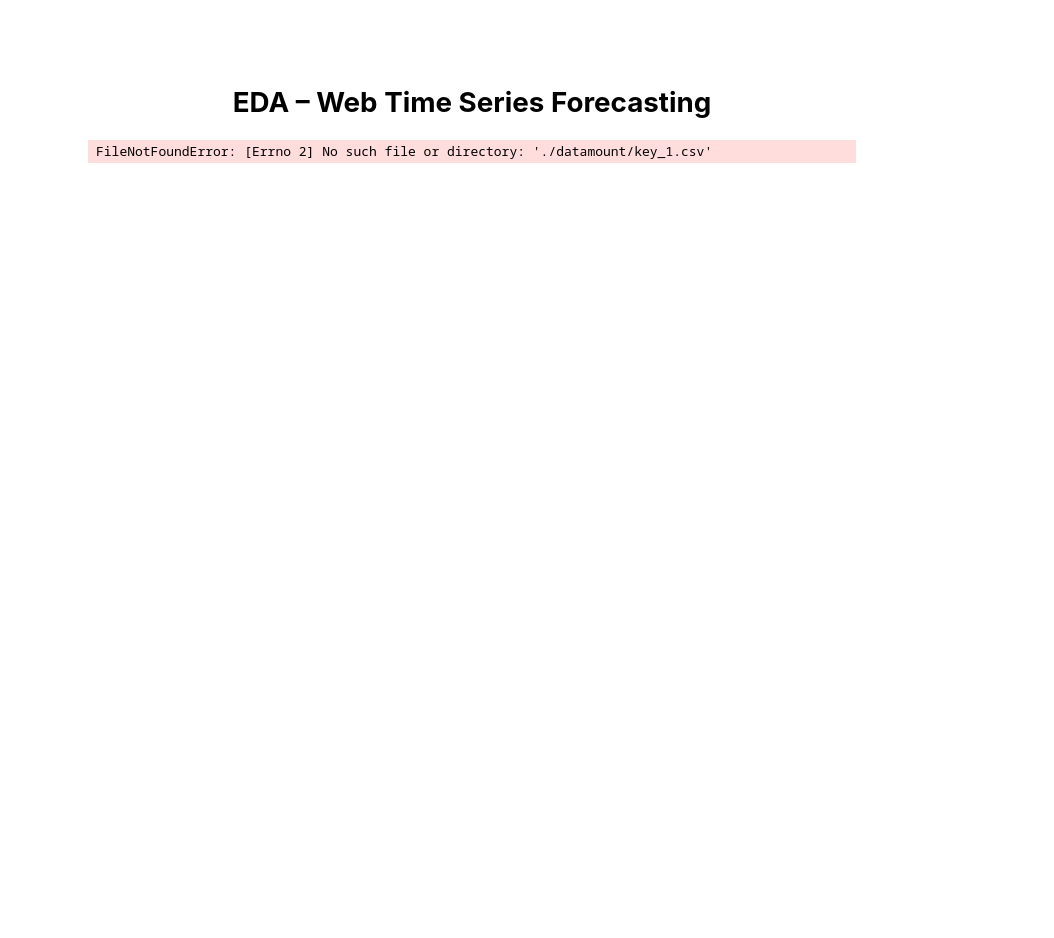
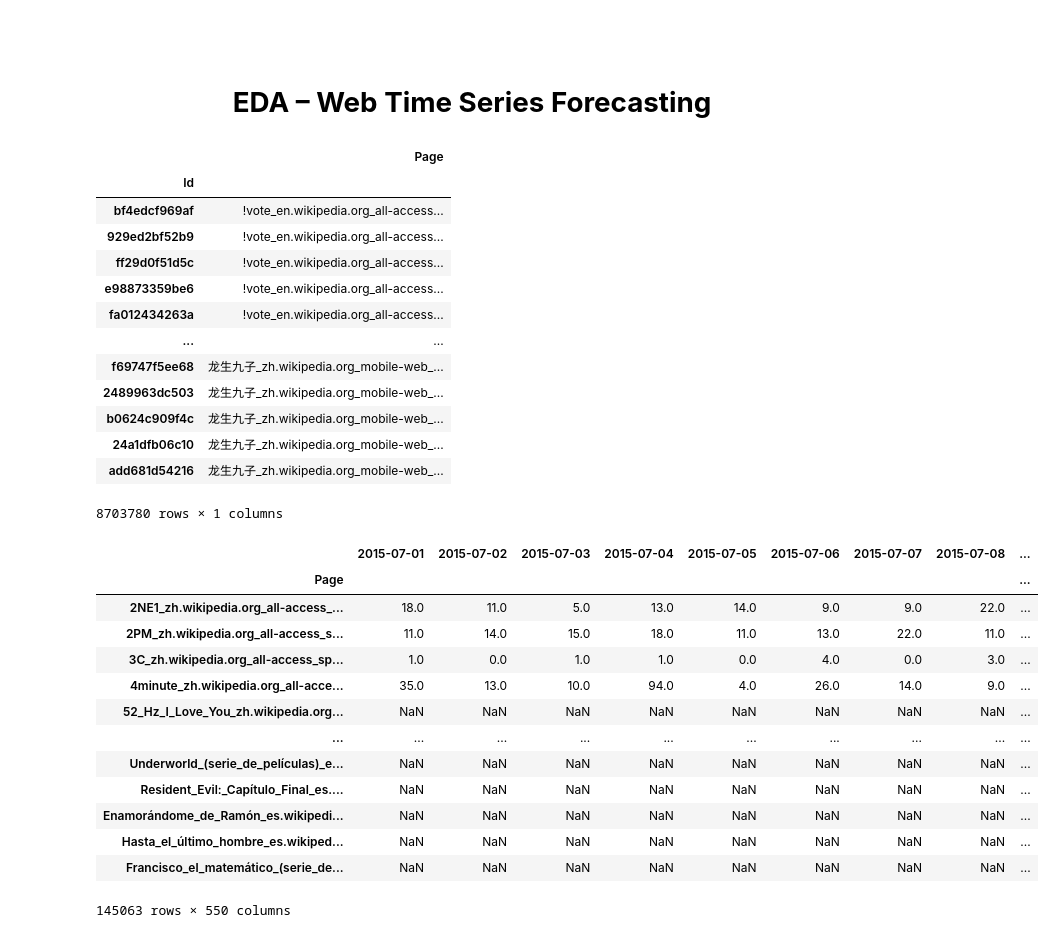
Before and after one commit to DanielJensen0144/web-traffic-tsf, a Jupyter notebook: notebooks/eda_1.ipynb, the cells around one changed output. Saved outputs shown, nothing was run; the diff lists cells and outputs as text; code cells hidden in the pictures; blank space fills up the shorter version.

```diff
--- a/notebooks/eda_1.ipynb
+++ b/notebooks/eda_1.ipynb
@@ -5,11 +5,42 @@ import pandas as pd
 from IPython.display import display
 import gc; gc.enable()
 # %%
-key1 = pd.read_csv("../datamount/key_1.csv")
-key2 = pd.read_csv("../datamount/key_2.csv")
-sample_submission1 = pd.read_csv("../datamount/sample_submission_1.csv")
-sample_submission2 = pd.read_csv("../datamount/sample_submission_2.csv")
-train1 = pd.read_csv("../datamount/train_1.csv")
-train2 = pd.read_csv("../datamount/train_2.csv")
+key = pd.read_csv("../datamount/key_1.csv", index_col="Id")
+# key2 = pd.read_csv("../datamount/key_2.csv", index_col="Id")
+sample_submission = pd.read_csv("../datamount/sample_submission_1.csv", index_col="Id")
+# sample_submission2 = pd.read_csv("../datamount/sample_submission_2.csv", index_col="Id")
+train = pd.read_csv("../datamount/train_1.csv", index_col="Page")
+# train2 = pd.read_csv("../datamount/train_2.csv", index_col="Page")
-# %% [output]
-FileNotFoundError: [Errno 2] No such file or directory: './datamount/key_1.csv'
+# %%
+display(key)
+# display(sample_submission)
+display(train)
+# %% [output]
+|  | Page |
+| Id |  |
+| bf4edcf969af | !vote_en.wikipedia.org_all-access... |
+| 929ed2bf52b9 | !vote_en.wikipedia.org_all-access... |
+| ff29d0f51d5c | !vote_en.wikipedia.org_all-access... |
+| e98873359be6 | !vote_en.wikipedia.org_all-access... |
+| fa012434263a | !vote_en.wikipedia.org_all-access... |
+| ... | ... |
+| f69747f5ee68 | 龙生九子_zh.wikipedia.org_mobile-web_... |
+| 2489963dc503 | 龙生九子_zh.wikipedia.org_mobile-web_... |
+| b0624c909f4c | 龙生九子_zh.wikipedia.org_mobile-web_... |
+| 24a1dfb06c10 | 龙生九子_zh.wikipedia.org_mobile-web_... |
+| add681d54216 | 龙生九子_zh.wikipedia.org_mobile-web_... |
+8703780 rows × 1 columns
+|  | 2015-07-01 | 2015-07-02 | 2015-07-03 | 2015-07-04 | 2015-07-05 | 2015-07-06 | 2015-07-07 | 2015-07-08 | ... |
+| Page |  |  |  |  |  |  |  |  | ... |
+| 2NE1_zh.wikipedia.org_all-access_... | 18.0 | 11.0 | 5.0 | 13.0 | 14.0 | 9.0 | 9.0 | 22.0 | ... |
+| 2PM_zh.wikipedia.org_all-access_s... | 11.0 | 14.0 | 15.0 | 18.0 | 11.0 | 13.0 | 22.0 | 11.0 | ... |
+| 3C_zh.wikipedia.org_all-access_sp... | 1.0 | 0.0 | 1.0 | 1.0 | 0.0 | 4.0 | 0.0 | 3.0 | ... |
+| 4minute_zh.wikipedia.org_all-acce... | 35.0 | 13.0 | 10.0 | 94.0 | 4.0 | 26.0 | 14.0 | 9.0 | ... |
+| 52_Hz_I_Love_You_zh.wikipedia.org... | NaN | NaN | NaN | NaN | NaN | NaN | NaN | NaN | ... |
+| ... | ... | ... | ... | ... | ... | ... | ... | ... | ... |
+| Underworld_(serie_de_películas)_e... | NaN | NaN | NaN | NaN | NaN | NaN | NaN | NaN | ... |
+| Resident_Evil:_Capítulo_Final_es.... | NaN | NaN | NaN | NaN | NaN | NaN | NaN | NaN | ... |
+| Enamorándome_de_Ramón_es.wikipedi... | NaN | NaN | NaN | NaN | NaN | NaN | NaN | NaN | ... |
+| Hasta_el_último_hombre_es.wikiped... | NaN | NaN | NaN | NaN | NaN | NaN | NaN | NaN | ... |
+| Francisco_el_matemático_(serie_de... | NaN | NaN | NaN | NaN | NaN | NaN | NaN | NaN | ... |
+145063 rows × 550 columns
```
Also changed, not shown: parts of 3 cells of this notebook, 1 other file.
